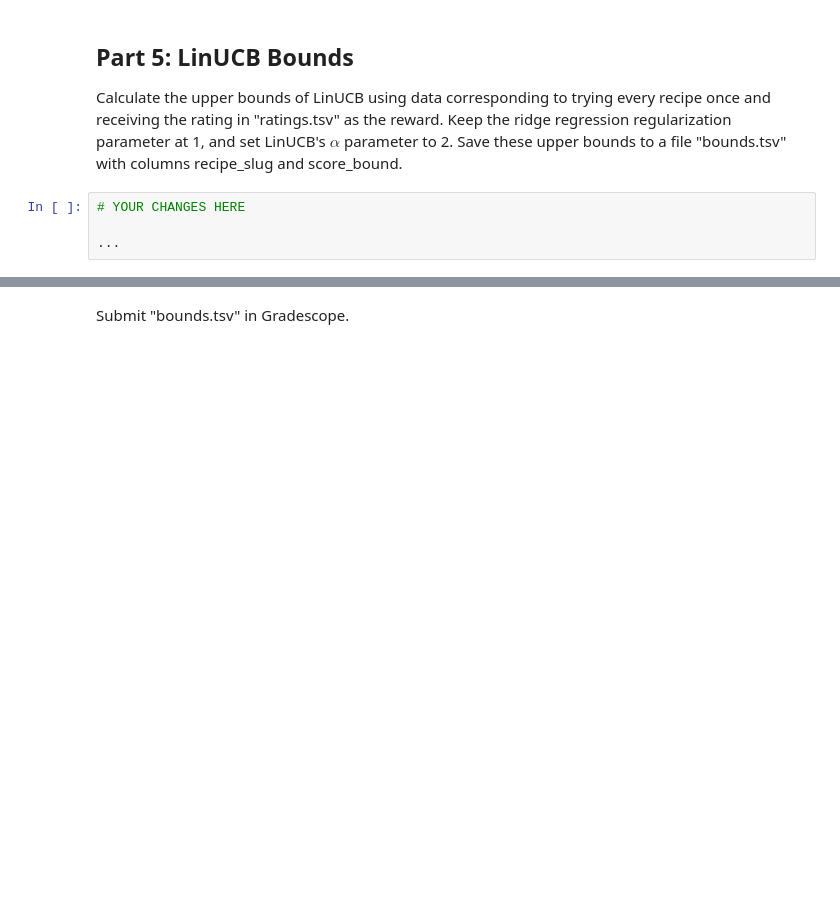
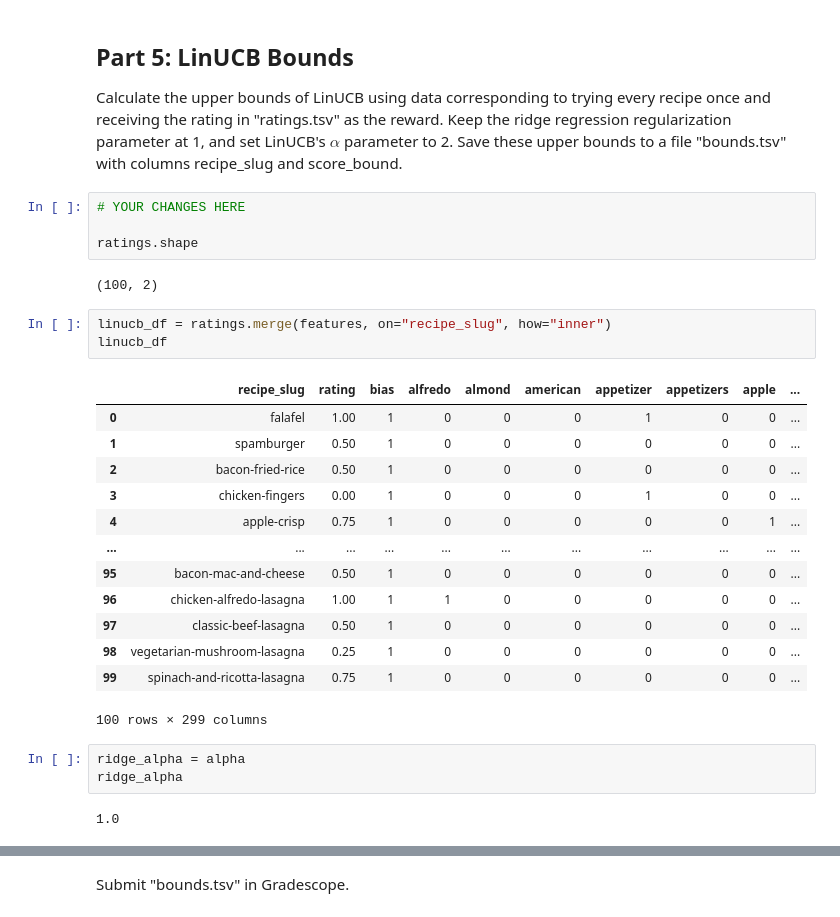
Before and after one commit to cfornesa/dx704-project-04, a Jupyter notebook: project.ipynb, the cells around one changed output, grey strips where cells are left out. Saved outputs shown, nothing was run; the diff lists cells and outputs as text; blank space fills up the shorter version.

```diff
--- a/project.ipynb
+++ b/project.ipynb
@@ -240,4 +350,28 @@ Save these upper bounds to a file "bounds.tsv" with columns recipe_slug and scor
 # %%
 # YOUR CHANGES HERE
 
-...
+ratings.shape
+# %% [output]
+(100, 2)
+# %%
+linucb_df = ratings.merge(features, on="recipe_slug", how="inner")
+linucb_df
+# %% [output]
+|  | recipe_slug | rating | bias | alfredo | almond | american | appetizer | appetizers | apple | ... |
+| 0 | falafel | 1.00 | 1 | 0 | 0 | 0 | 1 | 0 | 0 | ... |
+| 1 | spamburger | 0.50 | 1 | 0 | 0 | 0 | 0 | 0 | 0 | ... |
+| 2 | bacon-fried-rice | 0.50 | 1 | 0 | 0 | 0 | 0 | 0 | 0 | ... |
+| 3 | chicken-fingers | 0.00 | 1 | 0 | 0 | 0 | 1 | 0 | 0 | ... |
+| 4 | apple-crisp | 0.75 | 1 | 0 | 0 | 0 | 0 | 0 | 1 | ... |
+| ... | ... | ... | ... | ... | ... | ... | ... | ... | ... | ... |
+| 95 | bacon-mac-and-cheese | 0.50 | 1 | 0 | 0 | 0 | 0 | 0 | 0 | ... |
+| 96 | chicken-alfredo-lasagna | 1.00 | 1 | 1 | 0 | 0 | 0 | 0 | 0 | ... |
+| 97 | classic-beef-lasagna | 0.50 | 1 | 0 | 0 | 0 | 0 | 0 | 0 | ... |
+| 98 | vegetarian-mushroom-lasagna | 0.25 | 1 | 0 | 0 | 0 | 0 | 0 | 0 | ... |
+| 99 | spinach-and-ricotta-lasagna | 0.75 | 1 | 0 | 0 | 0 | 0 | 0 | 0 | ... |
+100 rows × 299 columns
+# %%
+ridge_alpha = alpha
+ridge_alpha
+# %% [output]
+1.0
```
Also changed, not shown: parts of 29 cells of this notebook, 4 other files.
